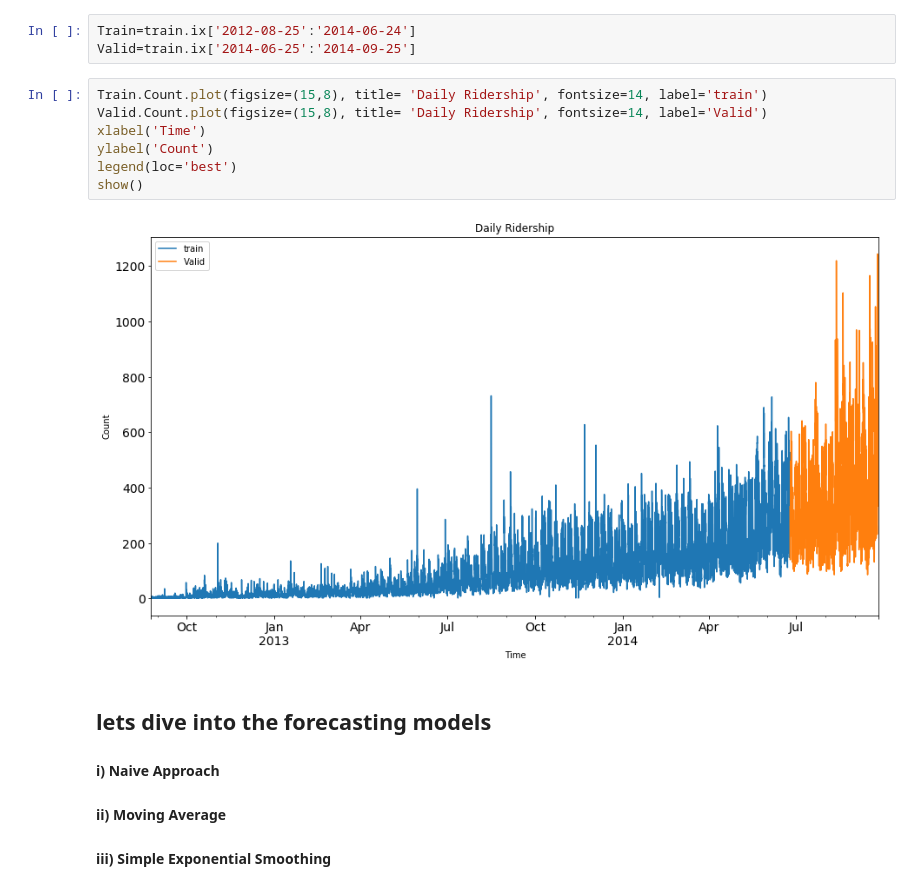
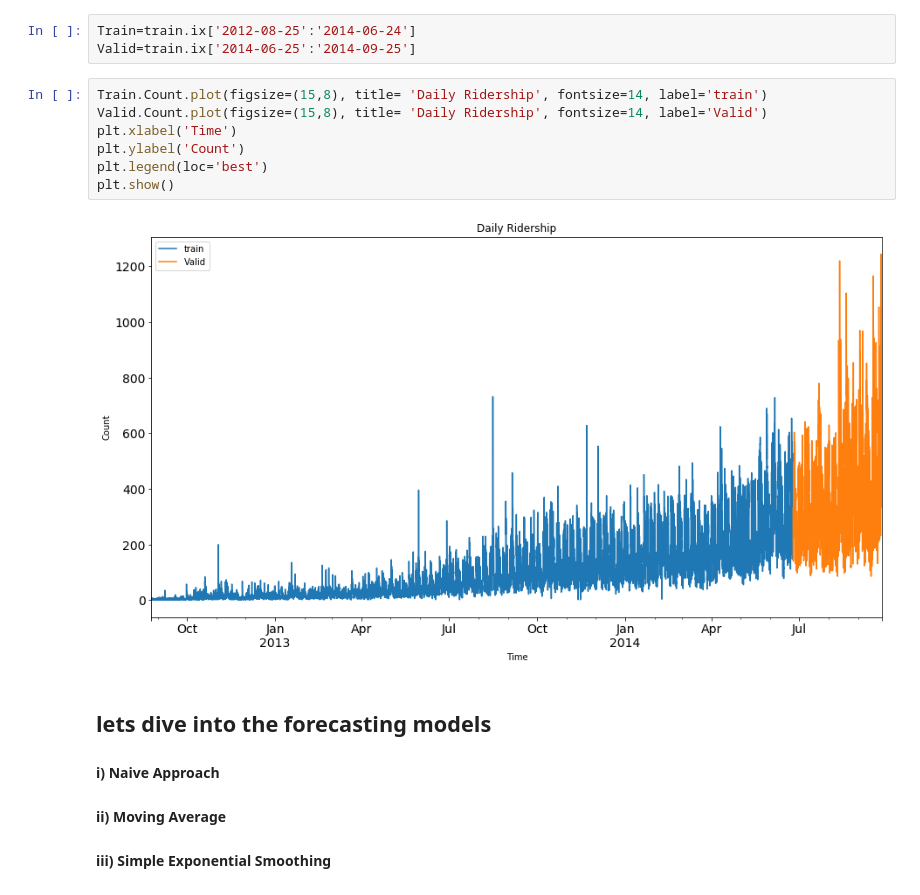
Before and after one commit to h0ssein2011/Kaggle_and_other_Online_competitions, a Jupyter notebook: JetRail/Time series Analysis.ipynb, the cells around one changed output. Cells and saved outputs as stored; diff of their text form.

```diff
--- a/JetRail/Time series Analysis.ipynb
+++ b/JetRail/Time series Analysis.ipynb
@@ -181,12 +184,12 @@ Valid=train.ix['2014-06-25':'2014-09-25']
 # %%
 Train.Count.plot(figsize=(15,8), title= 'Daily Ridership', fontsize=14, label='train')
 Valid.Count.plot(figsize=(15,8), title= 'Daily Ridership', fontsize=14, label='Valid')
-xlabel('Time')
-ylabel('Count')
-legend(loc='best')
-show()
+plt.xlabel('Time')
+plt.ylabel('Count')
+plt.legend(loc='best')
+plt.show()
 # %% [output]
-[figure, old version]
+[figure, new version]
 # %% [markdown]
 ## lets dive into the forecasting models
 #### i) Naive Approach
```
Also changed, not shown: parts of 21 cells of this notebook, 6 other files.
